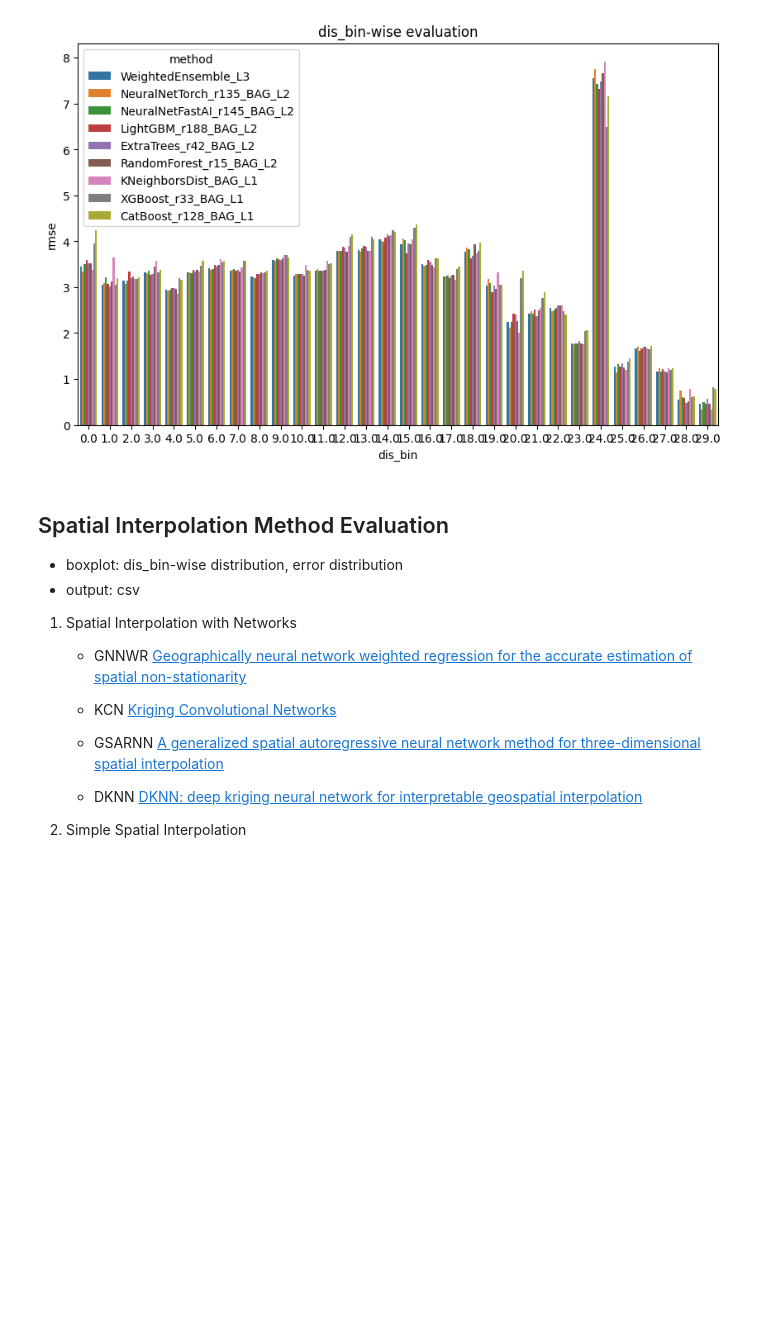
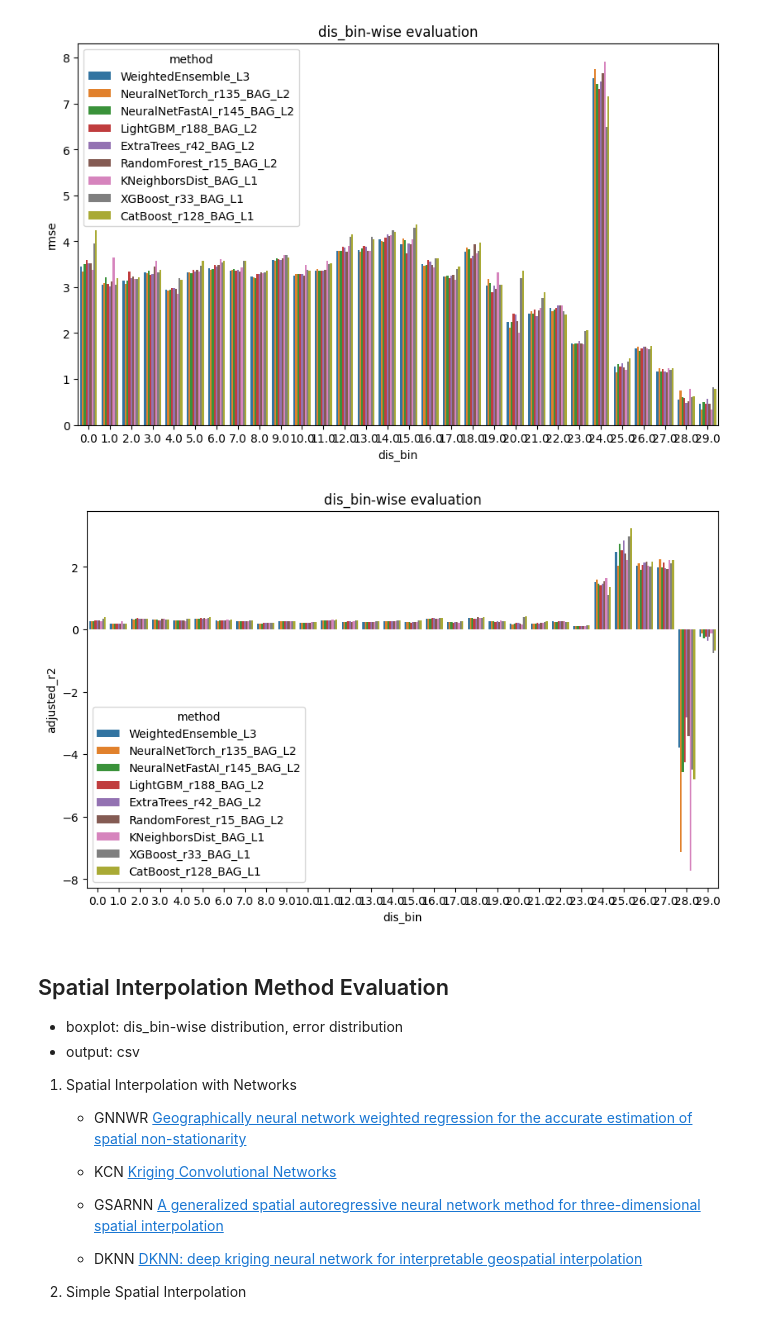
Before and after one commit to go0leum/rockhead_prediction, a Jupyter notebook: evaluation.ipynb, the cells around one changed output. Cells and saved outputs as stored; diff of their text form; code cells hidden in the pictures; blank space fills up the shorter version.

```diff
--- a/evaluation.ipynb
+++ b/evaluation.ipynb
@@ -94,6 +94,11 @@ evaluation_utils.barplot(ml_bin_eval_df, 'dis_bin', 'mse', 'dis_bin-wise evaluat
 evaluation_utils.barplot(ml_bin_eval_df, 'dis_bin', 'rmse', 'dis_bin-wise evaluation', hue='method')
 # %% [output]
 [figure]
+# %%
+# dis_bin-wise evaluation
+evaluation_utils.barplot(ml_bin_eval_df, 'dis_bin', 'adjusted_r2', 'dis_bin-wise evaluation', hue='method')
+# %% [output]
+[figure, added]
 # %% [markdown]
 ## Spatial Interpolation Method Evaluation
 
```
